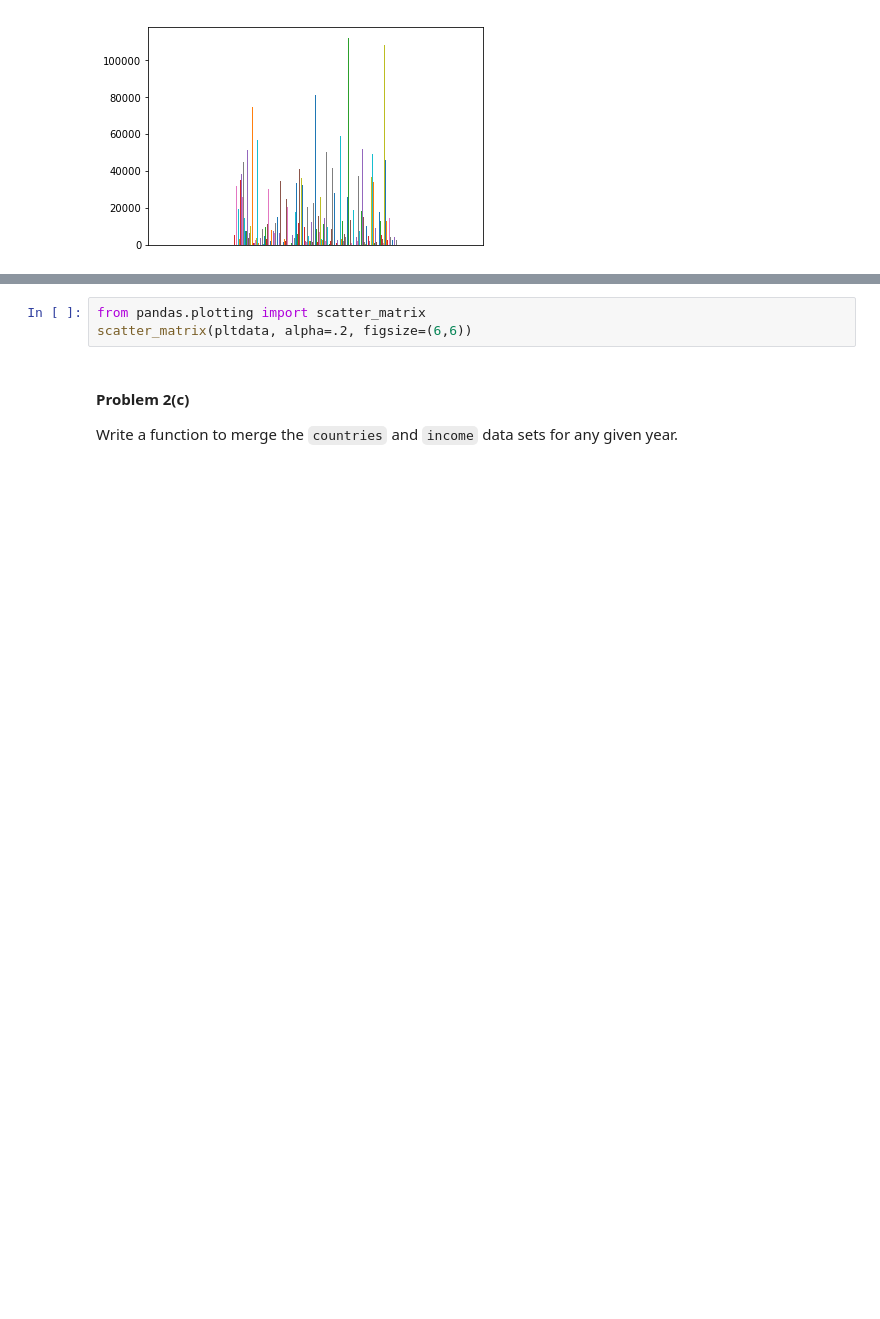
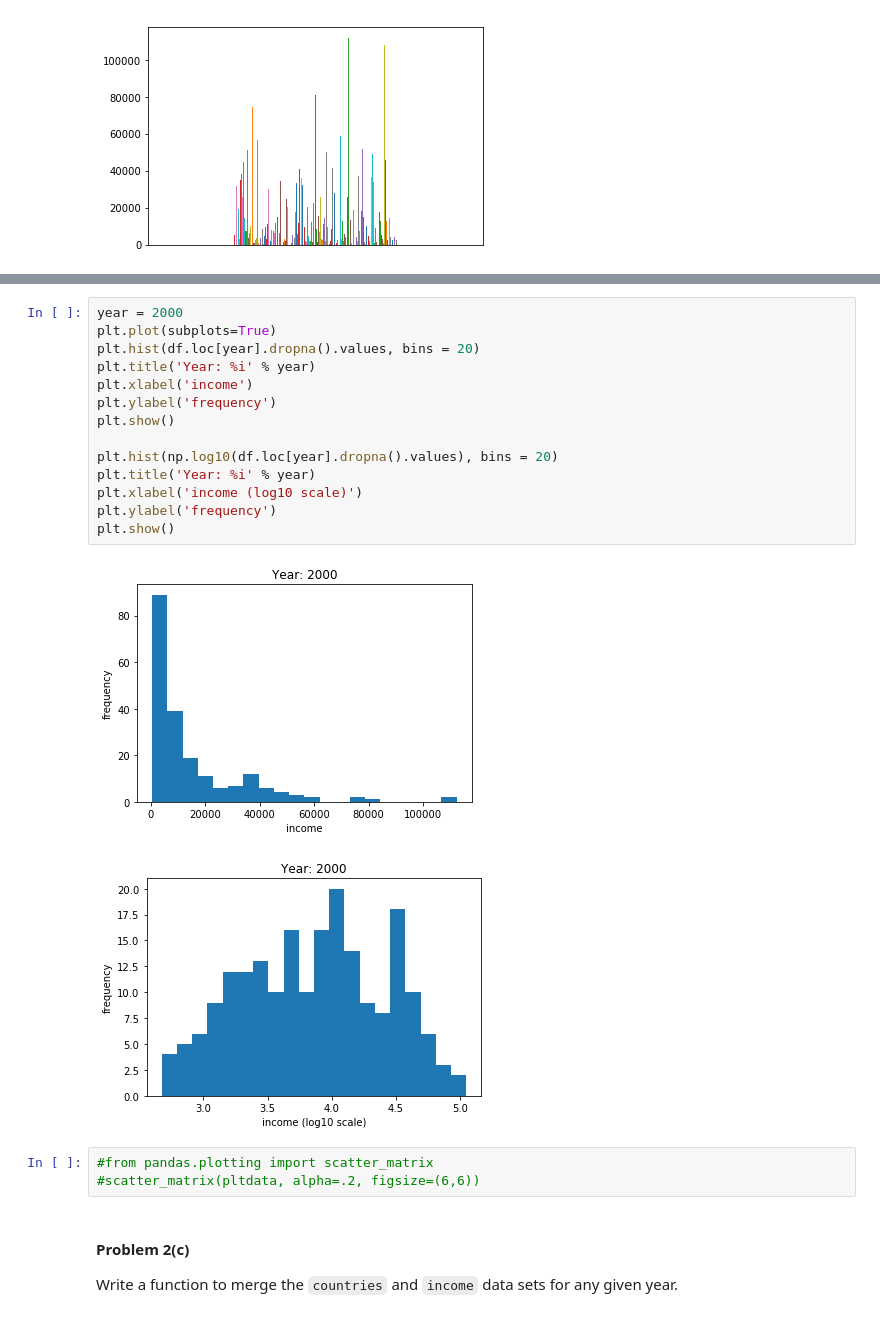
Before and after one commit to artgonline/2014, a Jupyter notebook: homework/HW1.ipynb, the cells around one changed output, grey strips where cells are left out. Drawn from its saved outputs; the diff is of its cells as text; blank space fills up the shorter version.

```diff
--- a/homework/HW1.ipynb
+++ b/homework/HW1.ipynb
@@ -274,6 +272,23 @@ ValueError: range parameter must be finite.
+# %%
+year = 2000
+plt.plot(subplots=True)
+plt.hist(df.loc[year].dropna().values, bins = 20)
+plt.title('Year: %i' % year)
+plt.xlabel('income')
+plt.ylabel('frequency')
+plt.show()
+
+plt.hist(np.log10(df.loc[year].dropna().values), bins = 20)
+plt.title('Year: %i' % year)
+plt.xlabel('income (log10 scale)')
+plt.ylabel('frequency')
+plt.show()
+# %% [output]
+[figure, added]
+[figure, added]
 # %%
-from pandas.plotting import scatter_matrix
-scatter_matrix(pltdata, alpha=.2, figsize=(6,6))
+#from pandas.plotting import scatter_matrix
+#scatter_matrix(pltdata, alpha=.2, figsize=(6,6))
 # %% [markdown]
 #### Problem 2(c)
 
```
Also changed, not shown: parts of 12 cells of this notebook.
